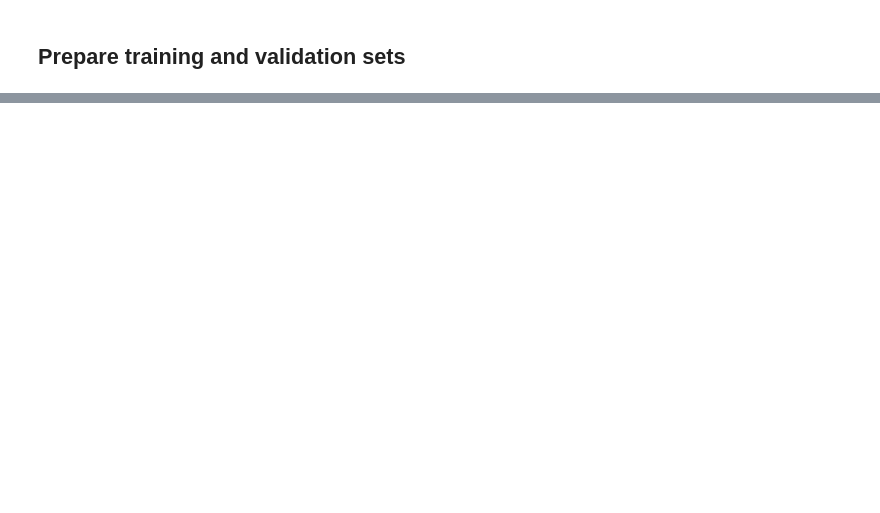
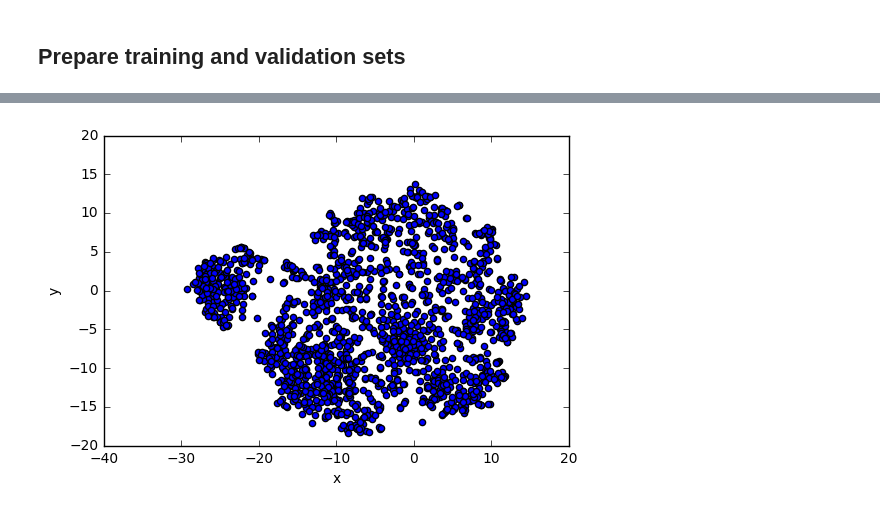
Before and after one commit to bradleypallen/keras-emoji-embeddings, a Jupyter notebook: Generating emoji embeddings using Keras.ipynb, the cells around one changed output, grey strips where cells are left out. Cells and saved outputs as stored; diff of their text form; code cells hidden in the pictures; blank space fills up the shorter version.

```diff
--- a/Generating emoji embeddings using Keras.ipynb
+++ b/Generating emoji embeddings using Keras.ipynb
@@ -175,19 +183,20 @@ print('Number of emojis:', nb_emojis)
 # %%
-sigmoid_P = Sequential()
-sigmoid_P.add(Embedding(nb_emojis + 1, EMBEDDING_DIM, input_length=1))
-sigmoid_P.add(Reshape((EMBEDDING_DIM,)))
-sigmoid_Q = Sequential()
-sigmoid_Q.add(Embedding(nb_words + 1,
-                        EMBEDDING_DIM,
-                        weights=[word_embedding_matrix],
-                        input_length=MAX_SEQUENCE_LENGTH,
-                        trainable=False))
-sigmoid_Q.add(Bidirectional(GRU(EMBEDDING_DIM, dropout_W=0.5, dropout_U=0.5), merge_mode='sum'))
-sigmoid_model = Sequential()
-sigmoid_model.add(Merge([sigmoid_P, sigmoid_Q], mode='concat'))
-sigmoid_model.add(Dropout(0.5))
-sigmoid_model.add(Dense(EMBEDDING_DIM*2, activation='relu'))
-sigmoid_model.add(Dropout(0.5))
-sigmoid_model.add(Dense(1, activation='sigmoid'))
-sigmoid_model.compile(loss='binary_crossentropy', optimizer='adam', metrics=['binary_accuracy'])
-sigmoid_model.summary()
+P = Sequential()
+P.add(Embedding(nb_emojis + 1, EMBEDDING_DIM, input_length=1))
+P.add(Reshape((EMBEDDING_DIM,)))
+Q = Sequential()
+Q.add(Embedding(nb_words + 1,
+                EMBEDDING_DIM,
+                weights=[word_embedding_matrix],
+                input_length=MAX_SEQUENCE_LENGTH,
+                trainable=False))
+Q.add(Bidirectional(GRU(EMBEDDING_DIM, dropout_W=0.5, dropout_U=0.5), merge_mode='sum'))
+model = Sequential()
+model.add(Merge([P, Q], mode='concat'))
+model.add(Dropout(0.5))
+model.add(Dense(EMBEDDING_DIM*2, activation='relu'))
+model.add(Dropout(0.5))
+model.add(Dense(2, activation='softmax'))
+model.compile(loss='categorical_crossentropy', optimizer='adam', metrics=['categorical_accuracy'])
+
+model.summary()
@@ -271,8 +273,10 @@ ax.set_ylim([0.0,2.0]);
 # %%
 tsne2 = TSNE(n_components=2, perplexity=30, init='pca', n_iter=5000)
-weights = sigmoid_P.layers[0].get_weights()[0]
+weights = P.layers[0].get_weights()[0]
 fit = tsne2.fit_transform(weights)
 visualization = pd.DataFrame(fit[1:], columns=['x', 'y'])
 visualization['emoji'] = emojis_combined_desc['emoji'].values
 visualization.to_csv(EMOJI_EMB_VIZ_FILE)
 visualization.plot('x', 'y', kind='scatter');
+# %% [output]
+[figure, added]
```
Also changed, not shown: parts of 27 cells of this notebook, 1 other file.
